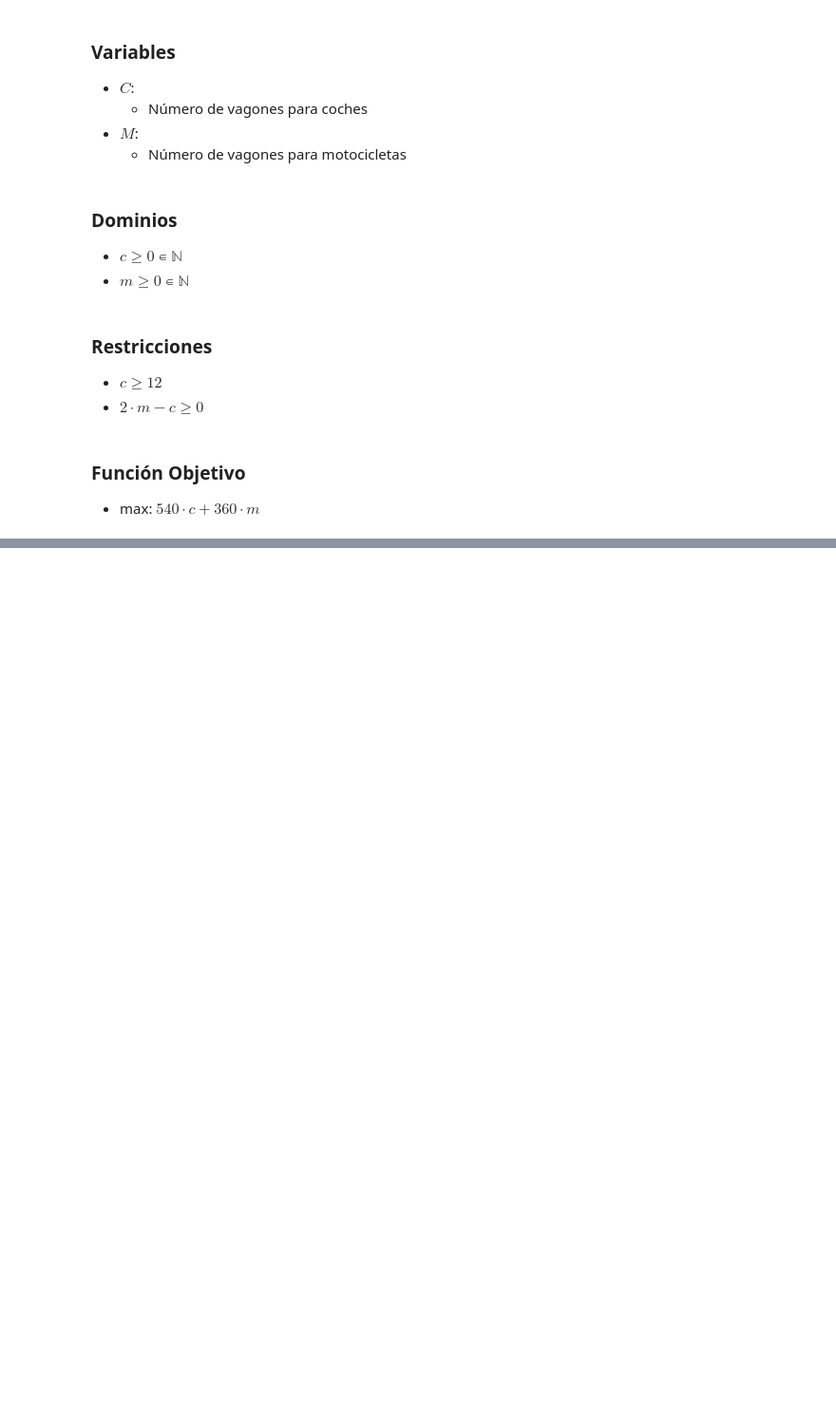
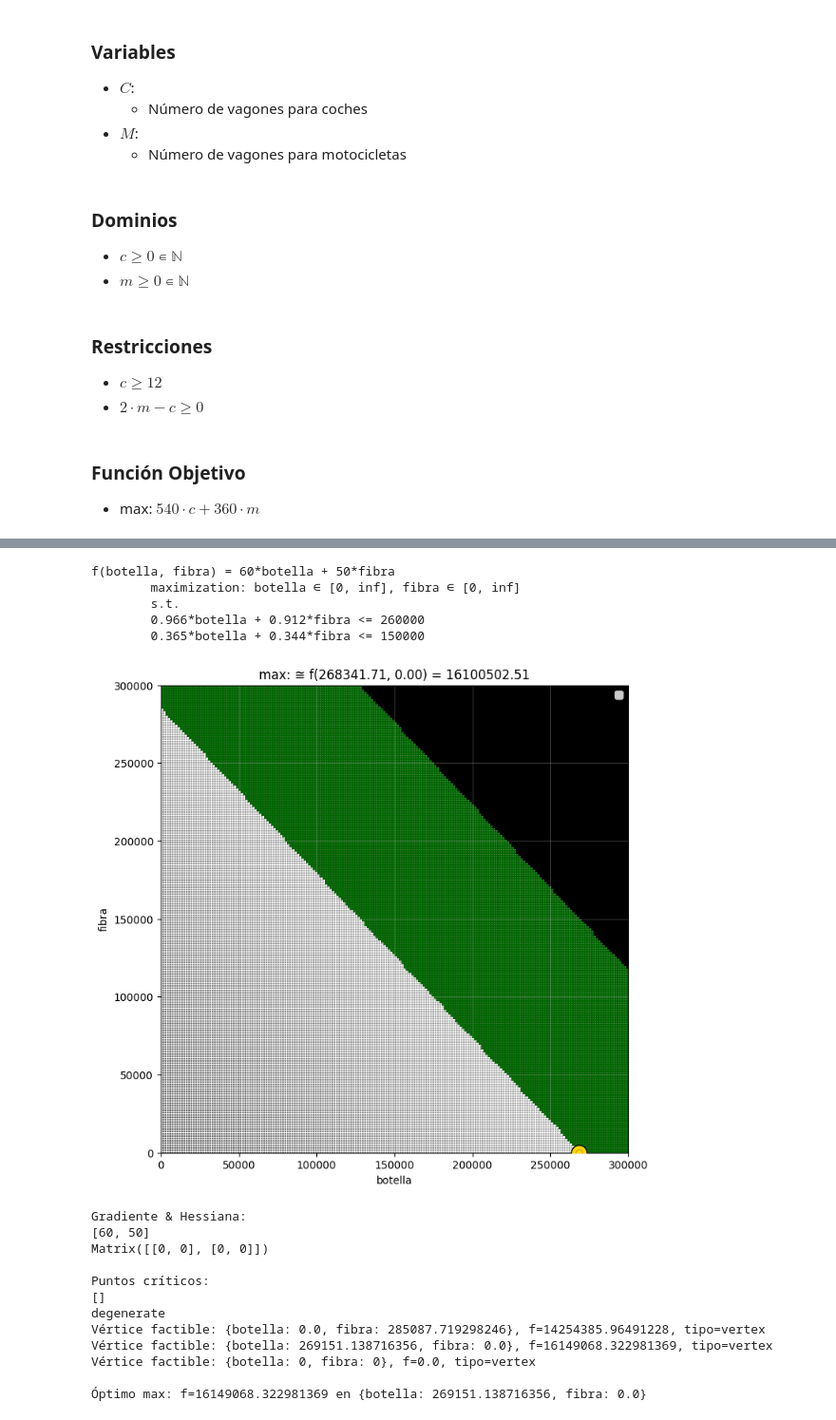
Before and after one commit to JulTob/Optimization, a Jupyter notebook: Optimizacion_C2.ipynb, the cells around one changed output, grey strips where cells are left out. Shown at 95% size. Drawn from its saved outputs; the diff is of its cells as text; code cells hidden in the pictures; blank space fills up the shorter version.

```diff
--- a/Optimizacion_C2.ipynb
+++ b/Optimizacion_C2.ipynb
@@ -1021,0 +1069,41 @@ P.plot(resolution=30)
+# %%
+botella = Decision("botella")
+fibra = Decision("fibra")
+
+P = Optimization([botella, fibra])
+
+# restricciones
+P[0.966*botella() + 0.912*fibra() <= 260_000]
+P[0.365*botella() + 0.344*fibra() <= 150_000]
+
+# objetivo
+f = (60*botella() + 50*fibra())
+P.set_objetivo(f, kind="max")
+
+# Establecer límites explícitos para las variables para el trazado
+
+print(P)
+
+botella.set_upper(300_000)
+fibra.set_upper(300_000)
+P.plot()
+analytical_optima(P)
+# %% [output]
+f(botella, fibra) = 60*botella + 50*fibra
+        maximization: botella ∈ [0, inf], fibra ∈ [0, inf]
+        s.t.
+        0.966*botella + 0.912*fibra <= 260000
+        0.365*botella + 0.344*fibra <= 150000
+[figure, added]
+Gradiente & Hessiana:
+[60, 50]
+Matrix([[0, 0], [0, 0]])
+
+Puntos críticos:
+[]
+degenerate
+Vértice factible: {botella: 0.0, fibra: 285087.719298246}, f=14254385.96491228, tipo=vertex
+Vértice factible: {botella: 269151.138716356, fibra: 0.0}, f=16149068.322981369, tipo=vertex
+Vértice factible: {botella: 0, fibra: 0}, f=0.0, tipo=vertex
+
+Óptimo max: f=16149068.322981369 en {botella: 269151.138716356, fibra: 0.0}
```
Also changed, not shown: parts of 4 cells of this notebook.
